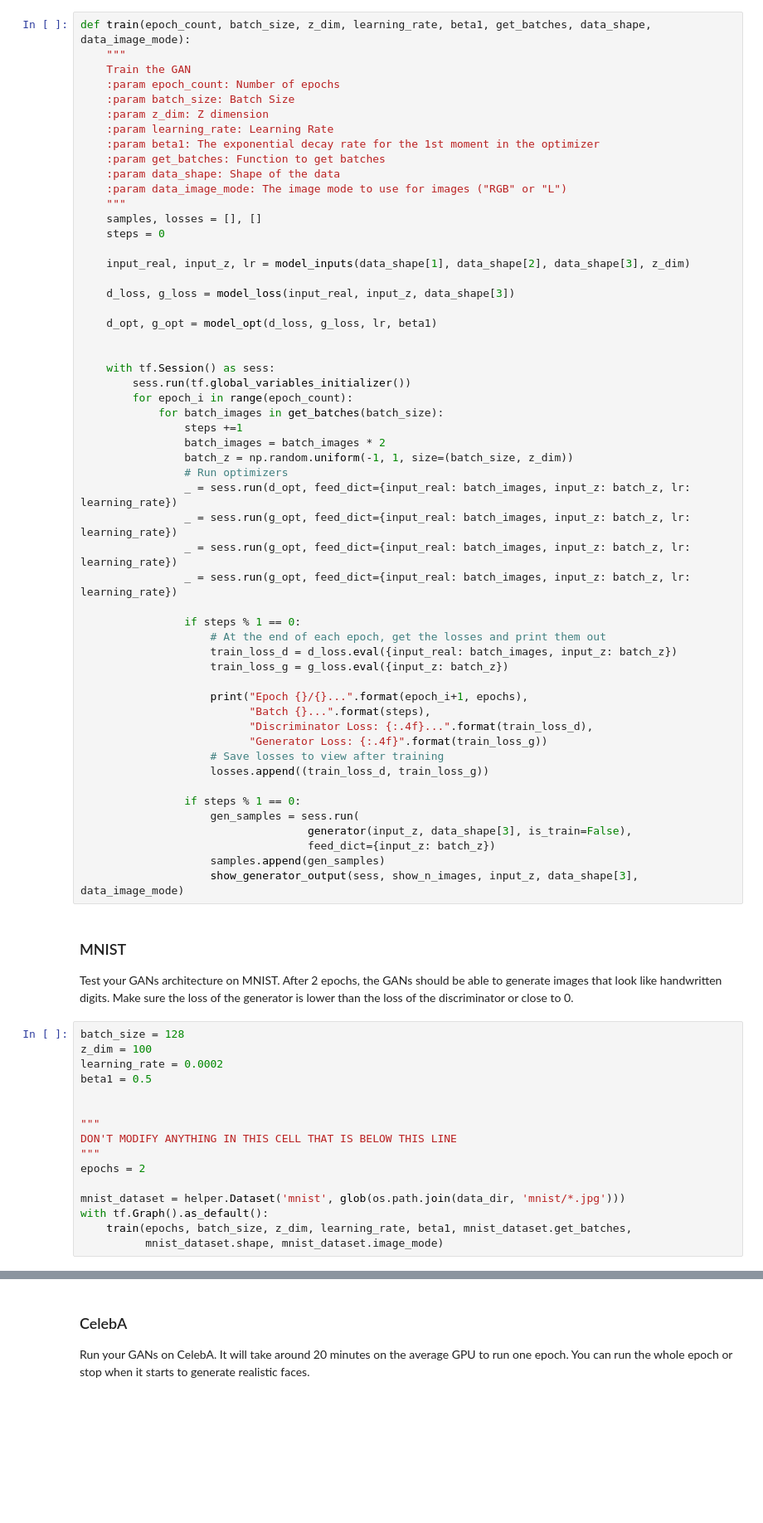
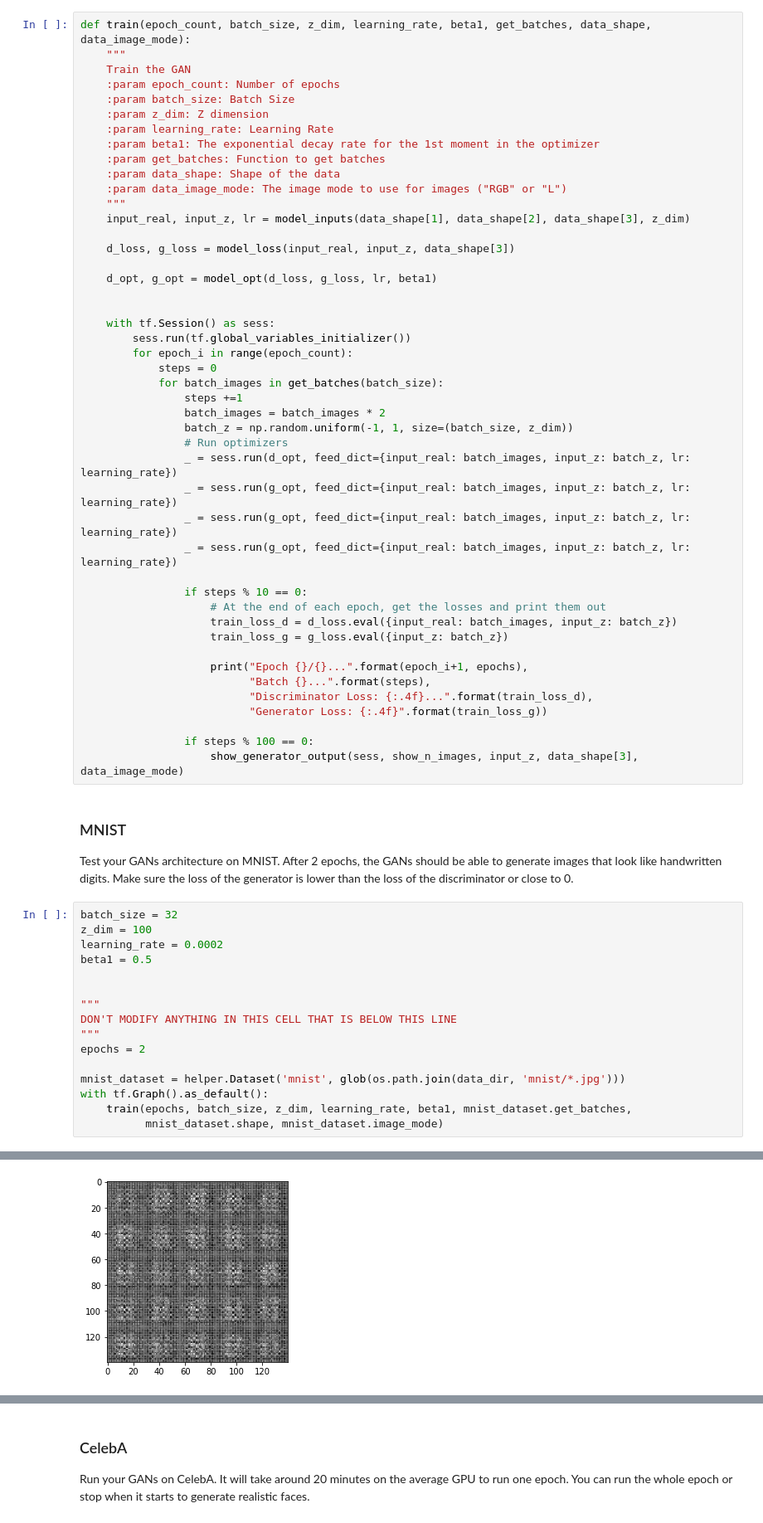
Before and after one commit to Piasy/Udacity-DLND, a Jupyter notebook: face-generation/dlnd_face_generation.ipynb, the cells around one changed output, grey strips where cells are left out. Shown at 83% size. Cells and saved outputs as stored; diff of their text form; blank space fills up the shorter version.

```diff
--- a/face-generation/dlnd_face_generation.ipynb
+++ b/face-generation/dlnd_face_generation.ipynb
@@ -332,9 +333,6 @@ def train(epoch_count, batch_size, z_dim, learning_rate, beta1, get_batches, dat
     :param data_shape: Shape of the data
     :param data_image_mode: The image mode to use for images ("RGB" or "L")
     """
-    samples, losses = [], []
-    steps = 0
-
     input_real, input_z, lr = model_inputs(data_shape[1], data_shape[2], data_shape[3], z_dim)
 
     d_loss, g_loss = model_loss(input_real, input_z, data_shape[3])
@@ -345,6 +343,7 @@ def train(epoch_count, batch_size, z_dim, learning_rate, beta1, get_batches, dat
     with tf.Session() as sess:
         sess.run(tf.global_variables_initializer())
         for epoch_i in range(epoch_count):
+            steps = 0
             for batch_images in get_batches(batch_size):
                 steps +=1
                 batch_images = batch_images * 2
@@ -355,7 +354,7 @@ def train(epoch_count, batch_size, z_dim, learning_rate, beta1, get_batches, dat
                 _ = sess.run(g_opt, feed_dict={input_real: batch_images, input_z: batch_z, lr: learning_rate})
                 _ = sess.run(g_opt, feed_dict={input_real: batch_images, input_z: batch_z, lr: learning_rate})
 
-                if steps % 1 == 0:
+                if steps % 10 == 0:
                     # At the end of each epoch, get the losses and print them out
                     train_loss_d = d_loss.eval({input_real: batch_images, input_z: batch_z})
                     train_loss_g = g_loss.eval({input_z: batch_z})
@@ -364,20 +363,14 @@ def train(epoch_count, batch_size, z_dim, learning_rate, beta1, get_batches, dat
                           "Batch {}...".format(steps),
                           "Discriminator Loss: {:.4f}...".format(train_loss_d),
                           "Generator Loss: {:.4f}".format(train_loss_g))
-                    # Save losses to view after training
-                    losses.append((train_loss_d, train_loss_g))
 
-                if steps % 1 == 0:
-                    gen_samples = sess.run(
-                                   generator(input_z, data_shape[3], is_train=False),
-                                   feed_dict={input_z: batch_z})
-                    samples.append(gen_samples)
+                if steps % 100 == 0:
                     show_generator_output(sess, show_n_images, input_z, data_shape[3], data_image_mode)
 # %% [markdown]
 ### MNIST
 Test your GANs architecture on MNIST.  After 2 epochs, the GANs should be able to generate images that look like handwritten digits.  Make sure the loss of the generator is lower than the loss of the discriminator or close to 0.
 # %%
-batch_size = 128
+batch_size = 32
 z_dim = 100
 learning_rate = 0.0002
 beta1 = 0.5
@@ -396,0 +399 @@ KeyboardInterrupt:
+[figure, added]
```
Also changed, not shown: parts of 5 cells of this notebook.
